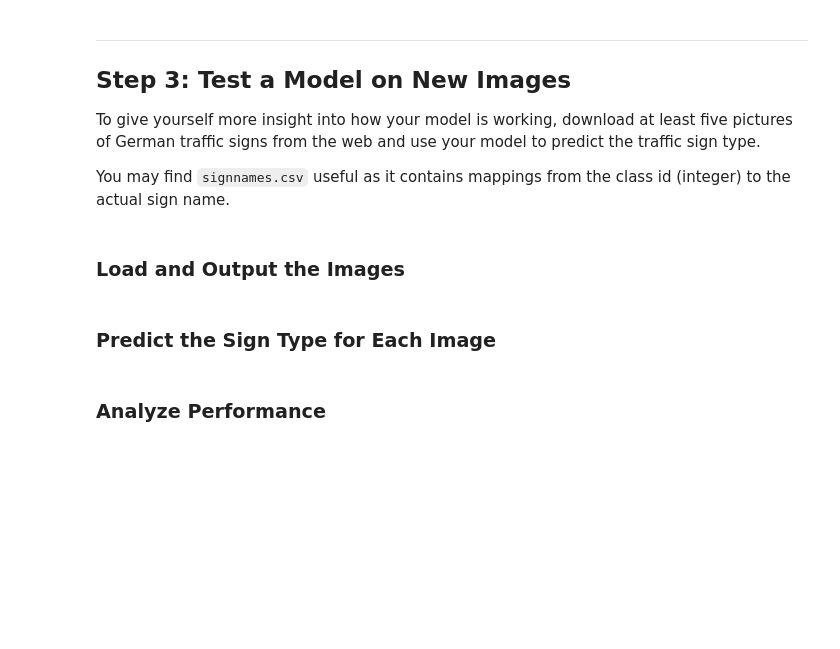
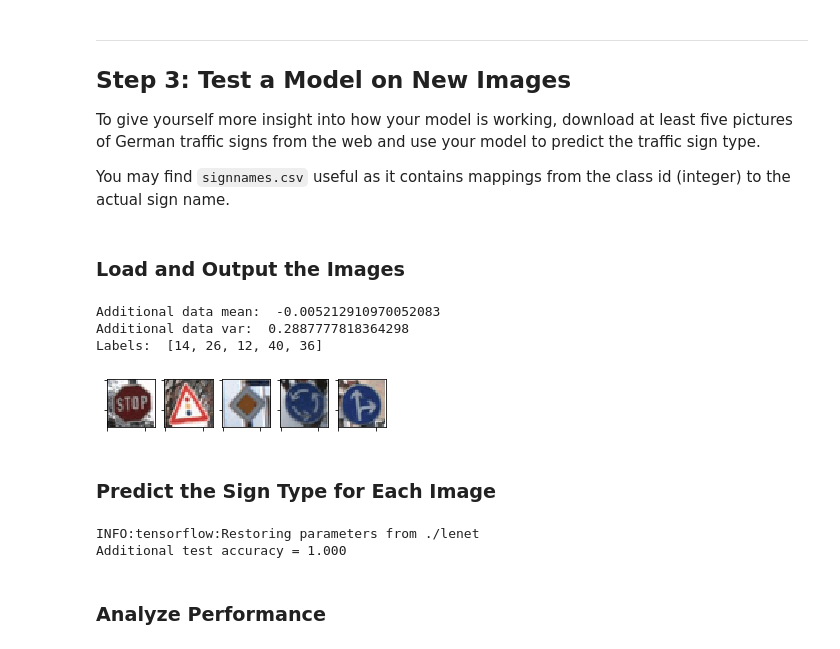
Before and after one commit to MarkoGodra/Traffic-Sign-Classifier, a Jupyter notebook: Traffic_Sign_Classifier.ipynb, the cells around one changed output. Saved outputs shown, nothing was run; the diff lists cells and outputs as text; code cells hidden in the pictures; blank space fills up the shorter version.

Commit message:
Implement additional tests

```diff
--- a/Traffic_Sign_Classifier.ipynb
+++ b/Traffic_Sign_Classifier.ipynb
@@ -408,9 +417,60 @@ You may find `signnames.csv` useful as it contains mappings from the class id (i
+# %%
+### Load the images and plot them here.
+### Feel free to use as many code cells as needed.
+
+import cv2
+import glob
+
+fig, axs = plt.subplots(1, 5, figsize = (5, 1))
+
+# Turn off tick labels
+for ax in axs:
+    ax.set_xticklabels([])
+    ax.set_yticklabels([])
+
+# Load additional test images - Images are already scaled to 32x32x3
+image_list = []
+for filename in glob.glob('test-images/*.png'):
+    image = cv2.imread(filename)
+    image = cv2.cvtColor(image, cv2.COLOR_BGR2RGB)
+    image_list.append(image)
+
+# Display images
+i = 0
+for image in image_list:
+    axs[i].imshow(image)
+    i = i + 1
+
+# Create input data
+X_test_additional = np.array(image_list)
+Y_test_additional = [14, 26, 12, 40, 36]
+
+# Preprocess additional test data
+X_test_additional_normalized = normalize(X_test_additional)
+print('Additional data mean: ', np.mean(X_test_additional_normalized))
+print('Additional data var: ', np.var(X_test_additional_normalized))
+print('Labels: ', Y_test_additional)
+# %% [output]
+Additional data mean:  -0.005212910970052083
+Additional data var:  0.2887777818364298
+Labels:  [14, 26, 12, 40, 36]
+[figure, added]
 # %% [markdown]
 ### Predict the Sign Type for Each Image
 # %%
 ### Run the predictions here and use the model to output the prediction for each image.
 ### Make sure to pre-process the images with the same pre-processing pipeline used earlier.
 ### Feel free to use as many code cells as needed.
+
+softmax_operation = tf.nn.softmax(logits)
+
+with tf.Session() as sess:
+    saver.restore(sess, './lenet')
+    additional_test_accuracy = evaluate(X_test_additional_normalized, Y_test_additional)
+    print("Additional test accuracy = {:.3f}".format(additional_test_accuracy))
+# %% [output]
+INFO:tensorflow:Restoring parameters from ./lenet
+Additional test accuracy = 1.000
 # %% [markdown]
 ### Analyze Performance
 # %%
```
Also changed, not shown: parts of 8 cells of this notebook, 8 other files.
